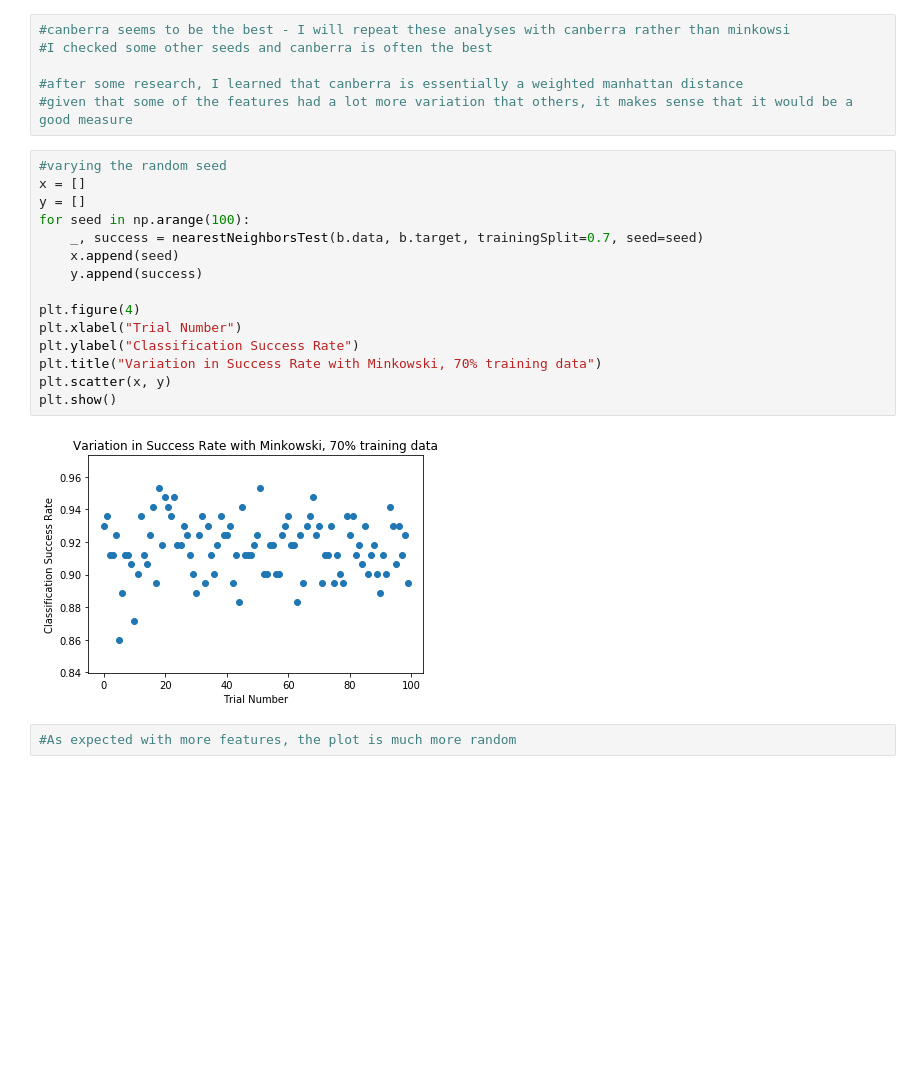
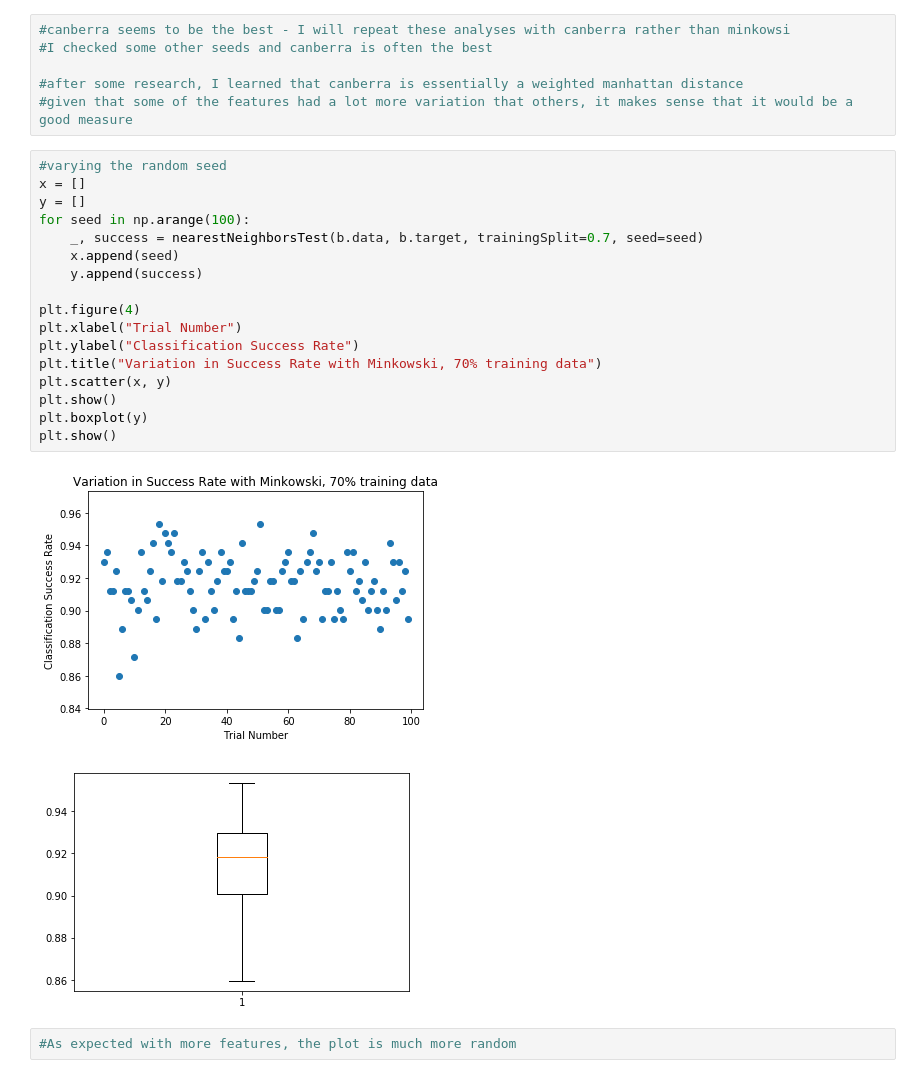
Before and after one commit to einstein9998/Internship, a Jupyter notebook: Iris.ipynb, the cells around one changed output. Saved outputs shown, nothing was run; the diff lists cells and outputs as text; blank space fills up the shorter version.

```diff
--- a/Iris.ipynb
+++ b/Iris.ipynb
@@ -506,20 +506,23 @@ plt.show()
 # %%
 #varying the random seed
 x = []
 y = []
 for seed in np.arange(100):
     _, success = nearestNeighborsTest(b.data, b.target, trainingSplit=0.7, seed=seed)
     x.append(seed)
     y.append(success)
 
 plt.figure(4)
 plt.xlabel("Trial Number")
 plt.ylabel("Classification Success Rate")
 plt.title("Variation in Success Rate with Minkowski, 70% training data")
 plt.scatter(x, y)
 plt.show()
+plt.boxplot(y)
+plt.show()
 # %% [output]
 [figure]
+[figure, added]
 # %%
 #As expected with more features, the plot is much more random
 # %%
```
Also changed, not shown: parts of 38 cells of this notebook.
